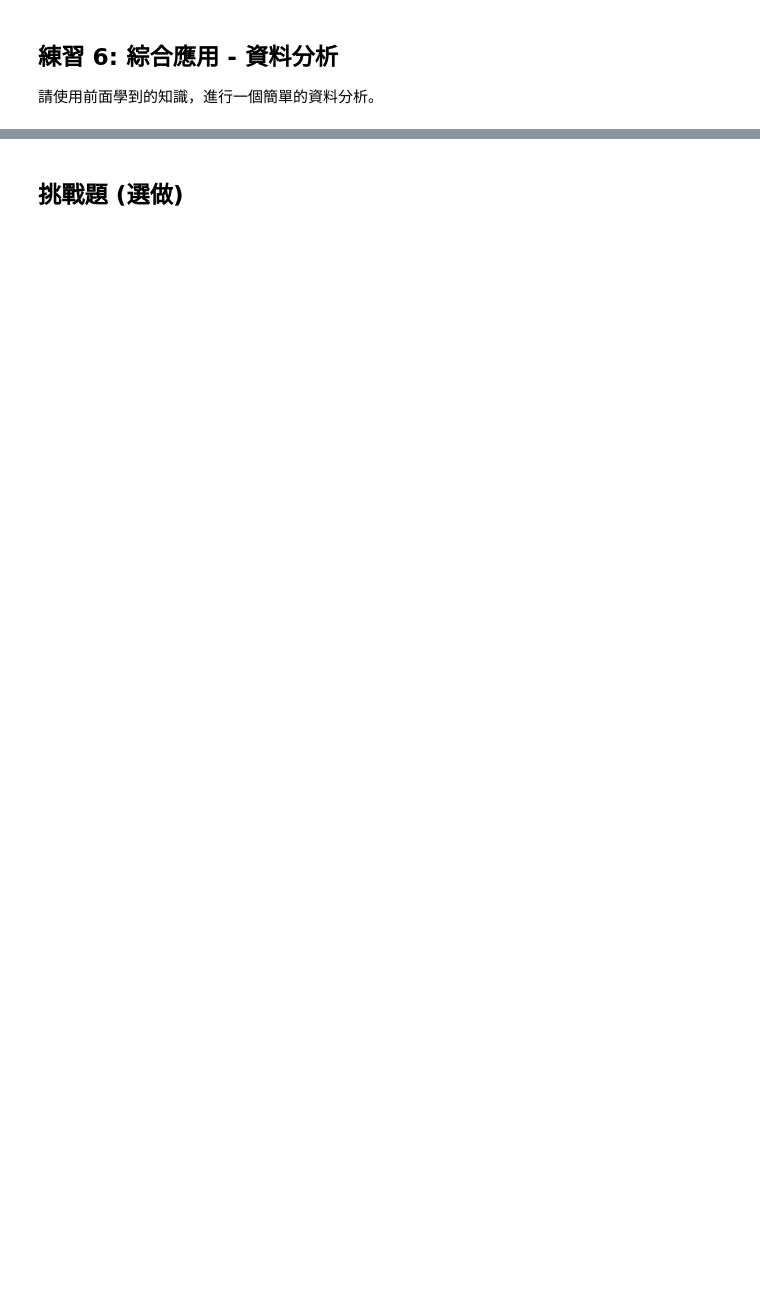
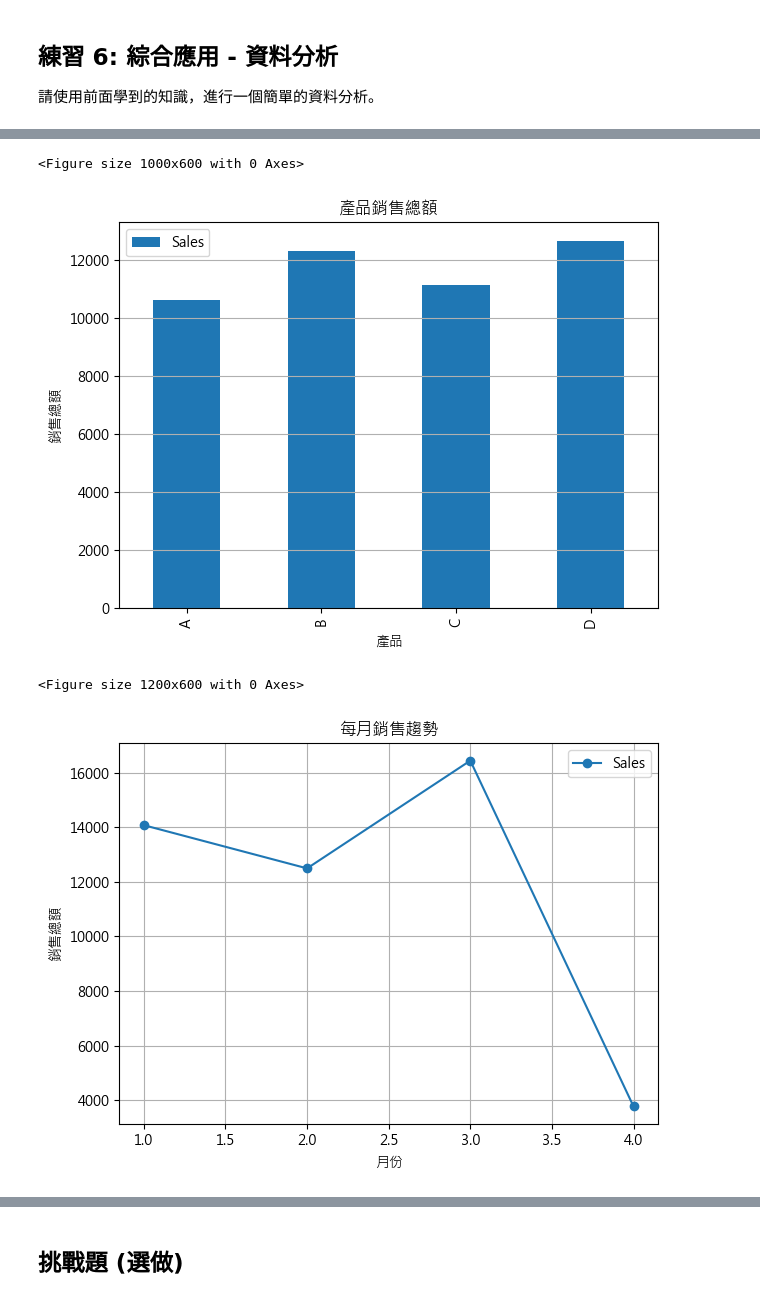
Before and after one commit to kimo072599/iSpan-python-data-analysis, a Jupyter notebook: Special-Edition_python_DA/Python_DA_Course/M2_Pandas_Basic/exercises_HW/M2_exercise.ipynb, the cells around one changed output, grey strips where cells are left out. Cells and saved outputs as stored; diff of their text form; code cells hidden in the pictures; blank space fills up the shorter version.

```diff
--- a/Special-Edition_python_DA/Python_DA_Course/M2_Pandas_Basic/exercises_HW/M2_exercise.ipynb
+++ b/Special-Edition_python_DA/Python_DA_Course/M2_Pandas_Basic/exercises_HW/M2_exercise.ipynb
@@ -606,7 +889,7 @@ print(f"資料型態:\n{sales_data.dtypes}")
 # 檢查缺失值
 # 語法: df.isna().sum()
 # 完成以下代碼
-missing_values =
+missing_values = sales_data.isna().sum()
 
 print("缺失值總結:")
 print(missing_values)
@@ -614,7 +897,7 @@ print(missing_values)
 # 處理缺失值 (使用適當的方法)
 # 可以使用多種方法：dropna(), fillna(), interpolate() 等
 # 完成以下代碼
-sales_data_clean =
+sales_data_clean = sales_data.fillna(0)
 
 print("\n清洗後的缺失值總結:")
 print(sales_data_clean.isna().sum())
@@ -625,14 +926,14 @@ print(sales_data_clean.isna().sum())
 # 計算每個產品的銷售統計
 # 語法: df.groupby('column').agg({'column': function})
 # 完成以下代碼
-product_stats =
+product_stats = sales_data_clean.groupby('Product').agg({'Sales':'mean'})
 
 print("每個產品的銷售統計:")
 print(product_stats)
 
 # 計算每個區域的銷售統計
 # 完成以下代碼
-region_stats =
+region_stats = sales_data_clean.groupby('Region').agg({'Sales':'mean'})
 
 print("\n每個區域的銷售統計:")
 print(region_stats)
@@ -640,8 +941,9 @@ print(region_stats)
 # 計算每月的銷售統計
 # 提示: 先創建一個月份欄位，然後按月份分組
 # 完成以下代碼
-sales_data_clean['Month'] = sales_data_clean['Date'].dt.strftime('%Y-%m-%d').dt.strftime('%m')
-monthly_stats =
+# sales_data_clean['Month'] = sales_data_clean['Date'].dt.strftime('%Y-%m-%d').dt.strftime('%m')
+sales_data_clean['Month'] = sales_data_clean['Date'].dt.month
+monthly_stats = sales_data_clean.groupby('Month').agg({'Sales':'mean'})
 
 print("\n每月的銷售統計:")
 print(monthly_stats)
@@ -648,28 +968,33 @@ print(monthly_stats)
 # %%
 # 6.4 資料視覺化
 # 提示: 使用 matplotlib 或 pandas 內建的繪圖功能進行視覺化
 
 # 繪製每個產品的總銷售額條形圖
 # 完成以下代碼
 plt.figure(figsize=(10, 6))
-product_sales =
-product_sales.plot(kind=)
+product_sales = sales_data_clean.groupby('Product').agg({'Sales':'sum'})
+product_sales.plot(kind='bar')
 plt.title('產品銷售總額')
 plt.xlabel('產品')
 plt.ylabel('銷售總額')
 plt.grid(axis='y')
 plt.tight_layout()
 
 # 繪製每月銷售趨勢線圖
 # 完成以下代碼
 plt.figure(figsize=(12, 6))
-monthly_sales =
-monthly_sales.plot(marker=)
+monthly_sales = sales_data_clean.groupby('Month').agg({'Sales':'sum'})
+monthly_sales.plot(marker="o")
 plt.title('每月銷售趨勢')
 plt.xlabel('月份')
 plt.ylabel('銷售總額')
 plt.grid(True)
 plt.tight_layout()
+# %% [output]
+<Figure size 1000x600 with 0 Axes>
+[figure, added]
+<Figure size 1200x600 with 0 Axes>
+[figure, added]
 # %%
 # 6.5 資料分析與解讀
 # 提示: 分析資料並提出見解
```
Also changed, not shown: parts of 22 cells of this notebook, 1 other file.
